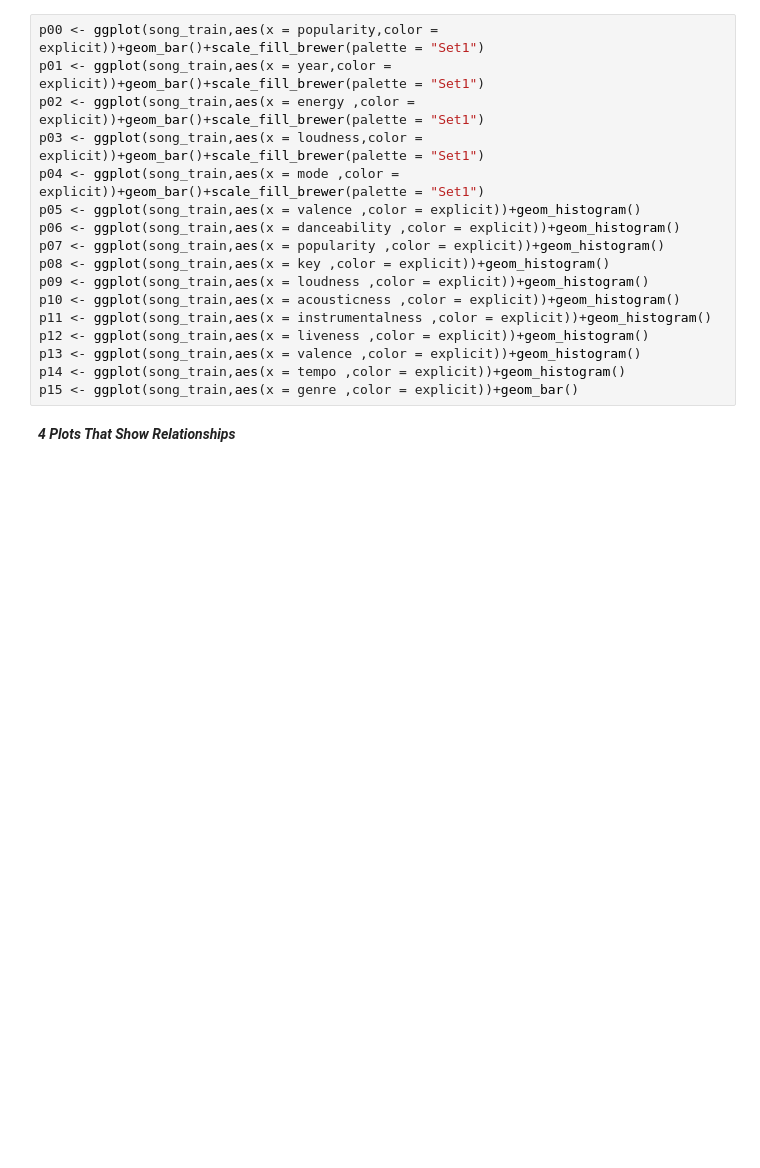
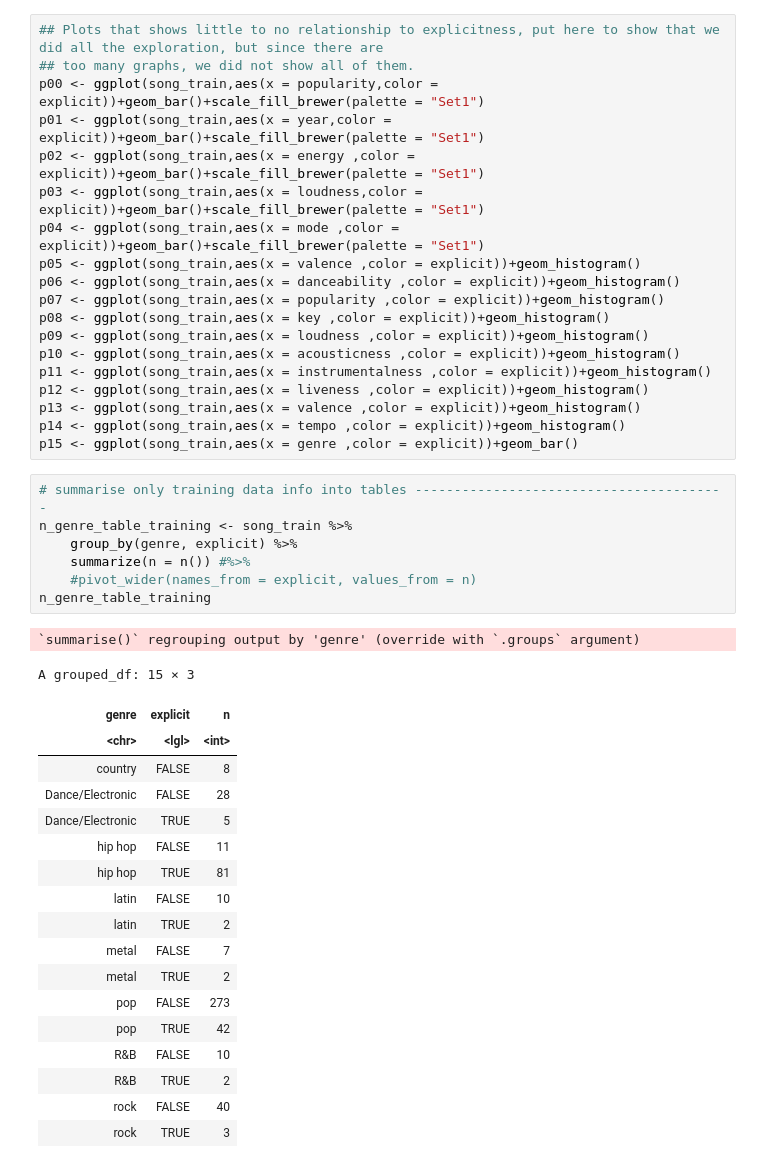
Before and after one commit to SugarLucas/dsci_100_project, a Jupyter notebook: Top_hits.ipynb, the cells around one changed output. Cells and saved outputs as stored; diff of their text form; blank space fills up the shorter version.

```diff
--- a/Top_hits.ipynb
+++ b/Top_hits.ipynb
@@ -93,4 +91,6 @@ mean_table_training <- song_train %>%
 # %%
+## Plots that shows little to no relationship to explicitness, put here to show that we did all the exploration, but since there are
+## too many graphs, we did not show all of them.
 p00 <- ggplot(song_train,aes(x = popularity,color = explicit))+geom_bar()+scale_fill_brewer(palette = "Set1")
 p01 <- ggplot(song_train,aes(x = year,color = explicit))+geom_bar()+scale_fill_brewer(palette = "Set1")
 p02 <- ggplot(song_train,aes(x = energy ,color = explicit))+geom_bar()+scale_fill_brewer(palette = "Set1")
@@ -107,5 +107,30 @@ p12 <- ggplot(song_train,aes(x = liveness ,color = explicit))+geom_histogram()
 p13 <- ggplot(song_train,aes(x = valence ,color = explicit))+geom_histogram()
 p14 <- ggplot(song_train,aes(x = tempo ,color = explicit))+geom_histogram()
 p15 <- ggplot(song_train,aes(x = genre ,color = explicit))+geom_bar()
-# %% [markdown]
-***4 Plots That Show Relationships***
+# %%
+# summarise only training data info into tables ----------------------------------------
+n_genre_table_training <- song_train %>%
+    group_by(genre, explicit) %>%
+    summarize(n = n()) #%>%
+    #pivot_wider(names_from = explicit, values_from = n)
+n_genre_table_training
+# %% [output]
+`summarise()` regrouping output by 'genre' (override with `.groups` argument)
+A grouped_df: 15 × 3
+| genre | explicit | n |
+| <chr> | <lgl> | <int> |
+| country | FALSE | 8 |
+| Dance/Electronic | FALSE | 28 |
+| Dance/Electronic | TRUE | 5 |
+| hip hop | FALSE | 11 |
+| hip hop | TRUE | 81 |
+| latin | FALSE | 10 |
+| latin | TRUE | 2 |
+| metal | FALSE | 7 |
+| metal | TRUE | 2 |
+| pop | FALSE | 273 |
+| pop | TRUE | 42 |
+| R&B | FALSE | 10 |
+| R&B | TRUE | 2 |
+| rock | FALSE | 40 |
+| rock | TRUE | 3 |
```
Also changed, not shown: parts of 26 cells of this notebook.
